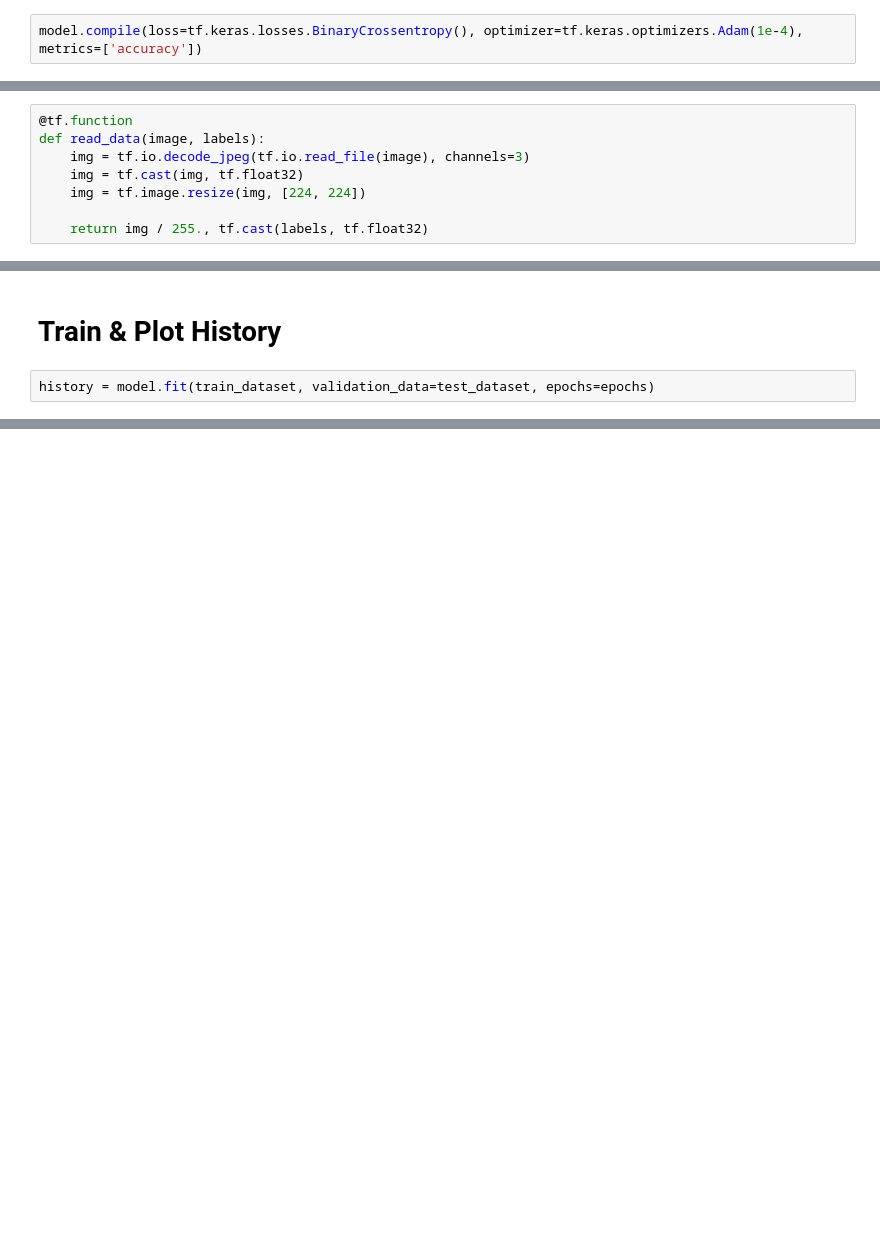
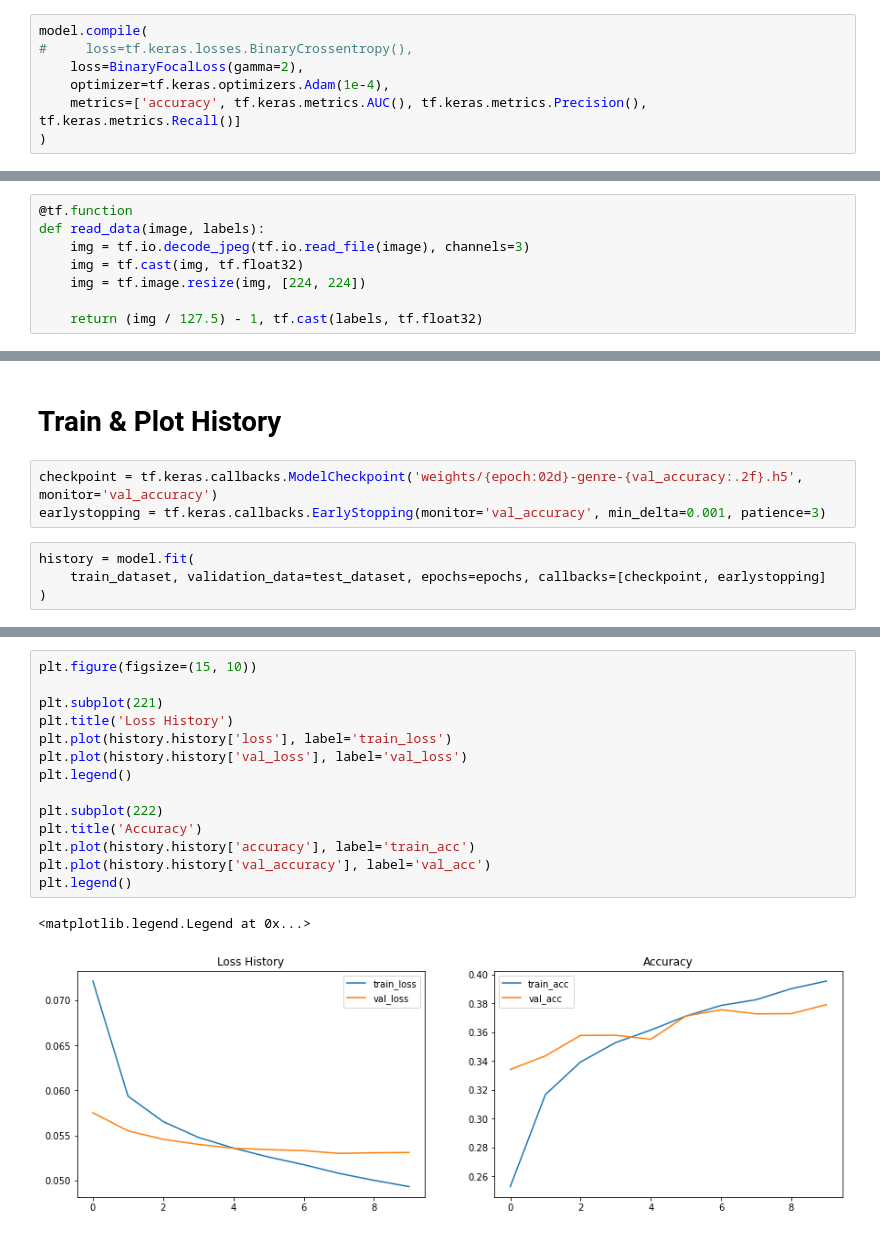
Before and after one commit to edwin-19/MultiLabelPoster, a Jupyter notebook: Train & Evaluate.ipynb, the cells around one changed output, grey strips where cells are left out. Saved outputs shown, nothing was run; the diff lists cells and outputs as text; blank space fills up the shorter version.

```diff
--- a/Train & Evaluate.ipynb
+++ b/Train & Evaluate.ipynb
@@ -34,5 +69,10 @@ model.summary()
 # %%
-model.compile(loss=tf.keras.losses.BinaryCrossentropy(), optimizer=tf.keras.optimizers.Adam(1e-4), metrics=['accuracy'])
+model.compile(
+#     loss=tf.keras.losses.BinaryCrossentropy(),
+    loss=BinaryFocalLoss(gamma=2),
+    optimizer=tf.keras.optimizers.Adam(1e-4),
+    metrics=['accuracy', tf.keras.metrics.AUC(), tf.keras.metrics.Precision(), tf.keras.metrics.Recall()]
+)
 # %% [markdown]
 # Load Data for use
 - First split to train and test
@@ -80,7 +120,7 @@ def read_data(image, labels):
     img = tf.cast(img, tf.float32)
     img = tf.image.resize(img, [224, 224])
 
-    return img / 255., tf.cast(labels, tf.float32)
+    return (img / 127.5) - 1, tf.cast(labels, tf.float32)
 # %%
 train_dataset = train_dataset.shuffle(len(train_dataset)).map(
     read_data, num_parallel_calls=tf.data.experimental.AUTOTUNE
@@ -91,5 +131,10 @@ test_dataset = test_dataset.map(
 ).batch(batch_size).prefetch(tf.data.experimental.AUTOTUNE)
 # %% [markdown]
 # Train & Plot History
+# %%
+checkpoint = tf.keras.callbacks.ModelCheckpoint('weights/{epoch:02d}-genre-{val_accuracy:.2f}.h5', monitor='val_accuracy')
+earlystopping = tf.keras.callbacks.EarlyStopping(monitor='val_accuracy', min_delta=0.001, patience=3)
 # %%
-history = model.fit(train_dataset, validation_data=test_dataset, epochs=epochs)
+history = model.fit(
+    train_dataset, validation_data=test_dataset, epochs=epochs, callbacks=[checkpoint, earlystopping]
+)
@@ -95,0 +162,17 @@ history = model.fit(train_dataset, validation_data=test_dataset, epochs=epochs)
+# %%
+plt.figure(figsize=(15, 10))
+
+plt.subplot(221)
+plt.title('Loss History')
+plt.plot(history.history['loss'], label='train_loss')
+plt.plot(history.history['val_loss'], label='val_loss')
+plt.legend()
+
+plt.subplot(222)
+plt.title('Accuracy')
+plt.plot(history.history['accuracy'], label='train_acc')
+plt.plot(history.history['val_accuracy'], label='val_acc')
+plt.legend()
+# %% [output]
+<matplotlib.legend.Legend at 0x...>
+[figure, added]
```
Also changed, not shown: parts of 12 cells of this notebook, 2 other files.
